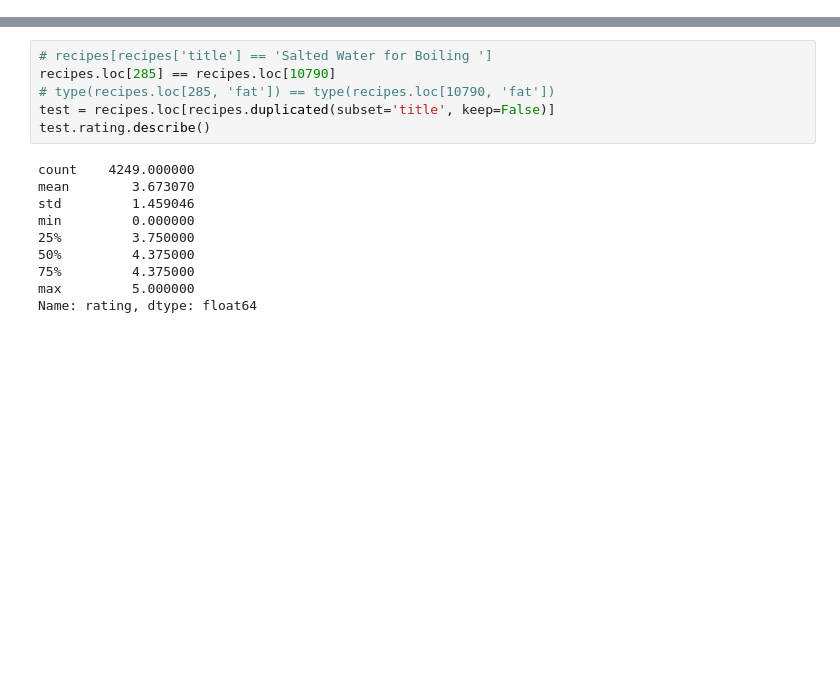
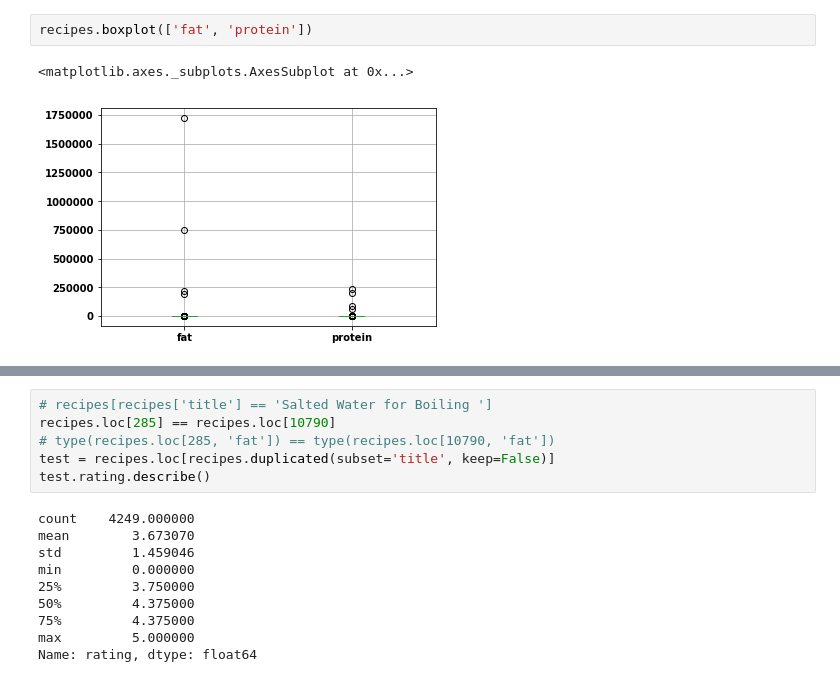
Before and after one commit to nguyenvuong45/Capstone1, a Jupyter notebook: Capstone1 Data Wrangling.ipynb, the cells around one changed output, grey strips where cells are left out. Drawn from its saved outputs; the diff is of its cells as text; blank space fills up the shorter version.

```diff
--- a/Capstone1 Data Wrangling.ipynb
+++ b/Capstone1 Data Wrangling.ipynb
@@ -64,0 +215,5 @@ recipes.calories.median()
+# %%
+recipes.boxplot(['fat', 'protein'])
+# %% [output]
+<matplotlib.axes._subplots.AxesSubplot at 0x...>
+[figure, added]
```
Also changed, not shown: parts of 49 cells of this notebook.
